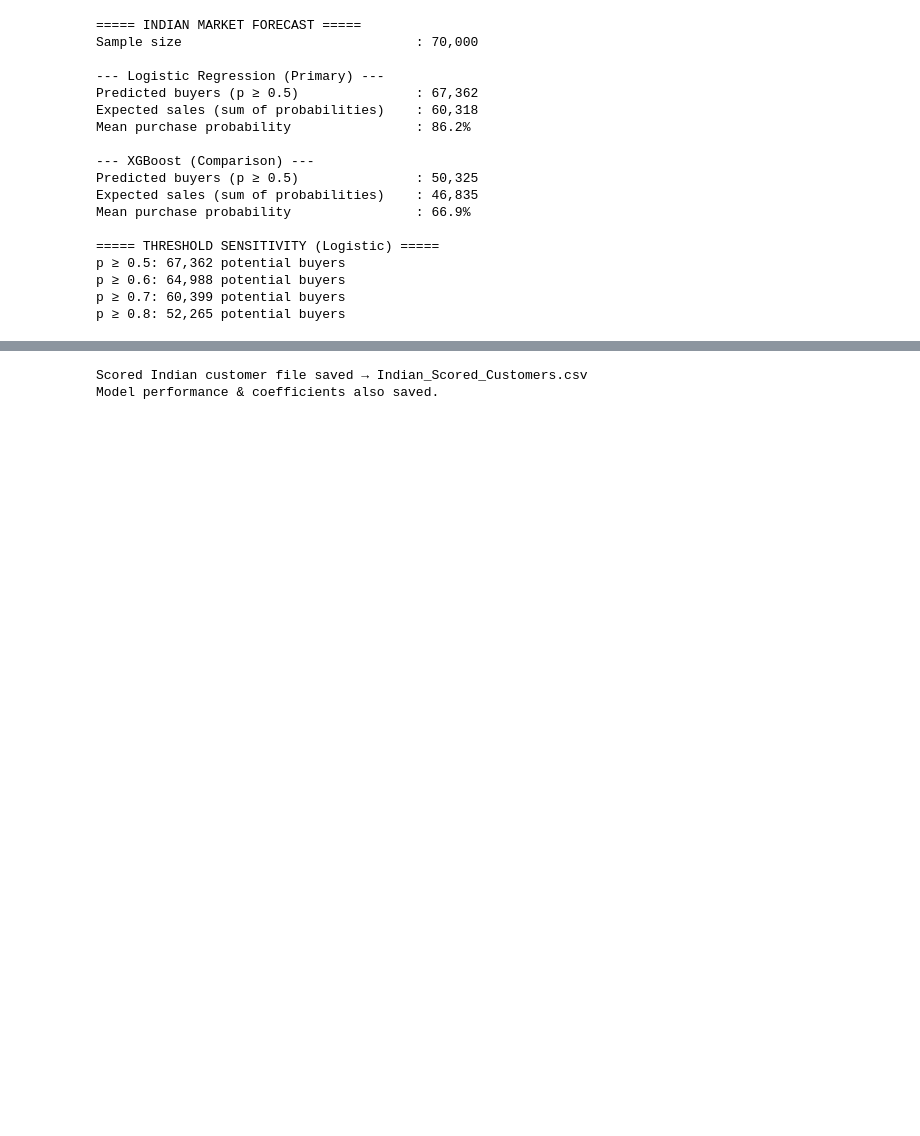
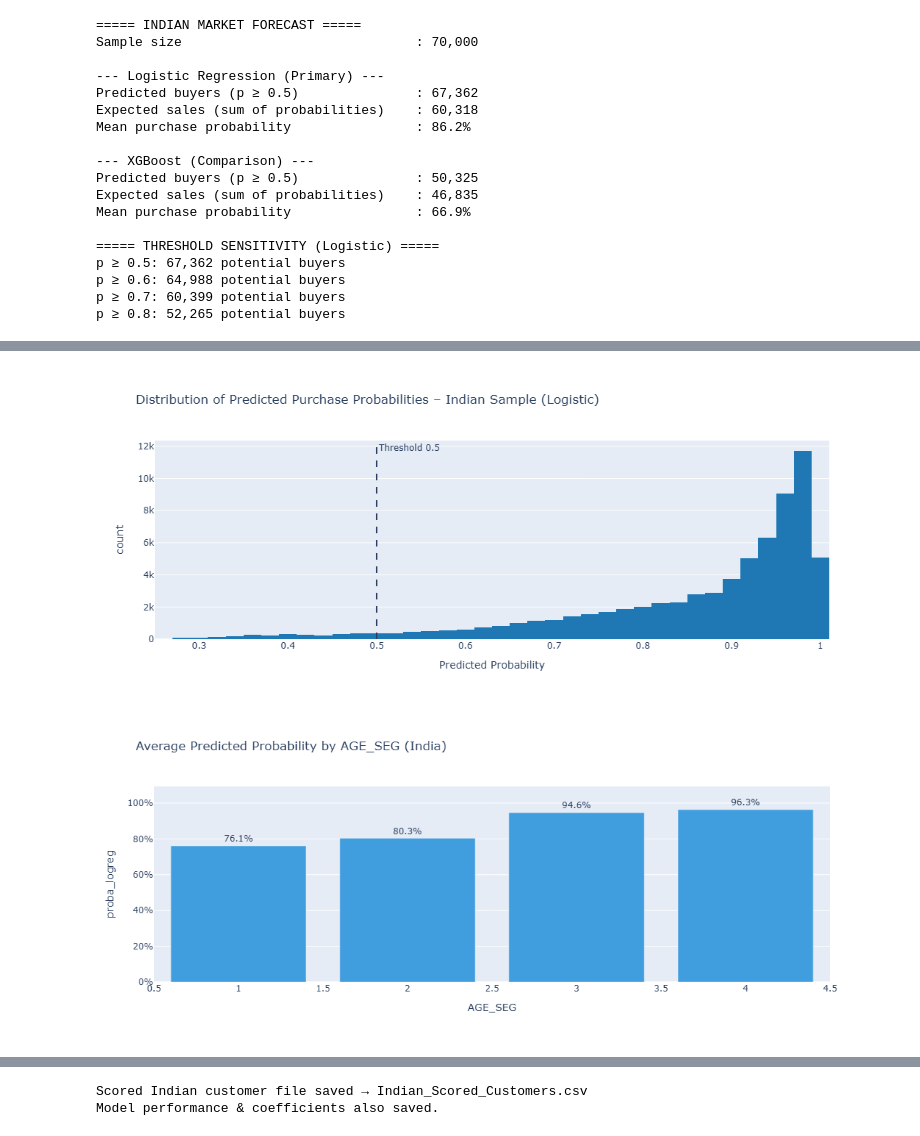
Before and after one commit to satya-suraj-pedada-ds/Market-Analysis-ABG-MOTORS, a Jupyter notebook: notebook/ABG-Motors-India-Market-Entry-Propensity-Analysis.ipynb, the cells around one changed output, grey strips where cells are left out. Drawn from its saved outputs; the diff is of its cells as text; code cells hidden in the pictures; blank space fills up the shorter version.

```diff
--- a/notebook/ABG-Motors-India-Market-Entry-Propensity-Analysis.ipynb
+++ b/notebook/ABG-Motors-India-Market-Entry-Propensity-Analysis.ipynb
@@ -483,7 +574,8 @@ fig_proba = px.histogram(
     title="Distribution of Predicted Purchase Probabilities – Indian Sample (Logistic)",
     labels={'proba_logreg': 'Predicted Probability'}
 )
-fig_proba.add_vline(x=0.5, line_dash="dash", line_color="red", annotation_text="Threshold 0.5")
+fig_proba.add_vline(x=0.5, line_dash="dash", annotation_text="Threshold 0.5")
+fig_proba.update_traces(marker_color='#1f77b4')
 fig_proba.update_layout(height=450)
 fig_proba.show()
 
@@ -492,7 +584,7 @@ seg_pred = ind.groupby('AGE_SEG')['proba_logreg'].mean().reset_index()
 fig_seg = px.bar(seg_pred, x='AGE_SEG', y='proba_logreg',
                  title="Average Predicted Probability by AGE_SEG (India)",
                  text=seg_pred['proba_logreg'].apply(lambda x: f"{x:.1%}"))
-fig_seg.update_traces(textposition='outside')
+fig_seg.update_traces(textposition='outside',marker_color='#419ede')
 fig_seg.update_layout(yaxis_tickformat='.0%', height=450)
 fig_seg.show()
 # %% [output]
@@ -500,0 +591,2 @@ fig_seg.show()
+[figure, added]
+[figure, added]
```
Also changed, not shown: parts of 16 cells of this notebook.
